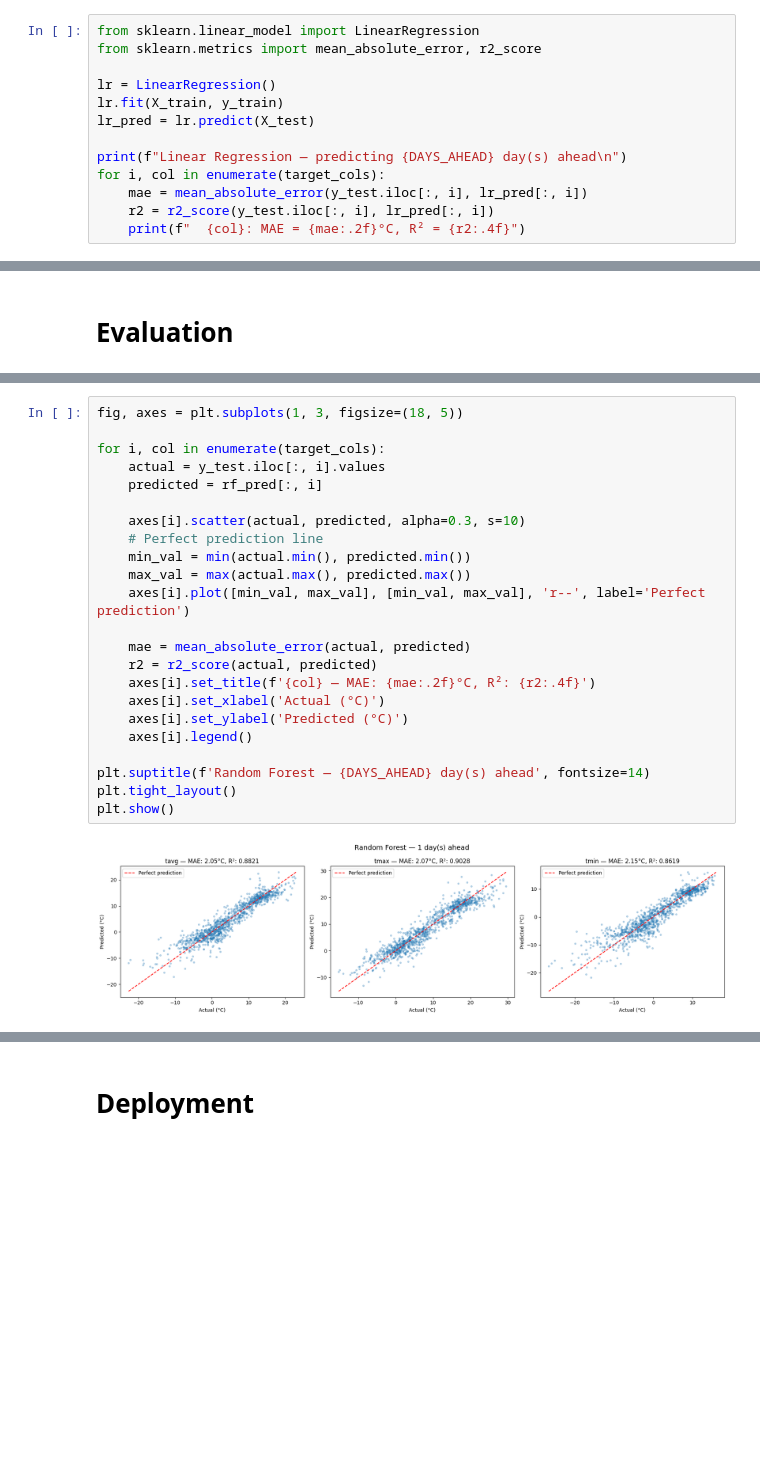
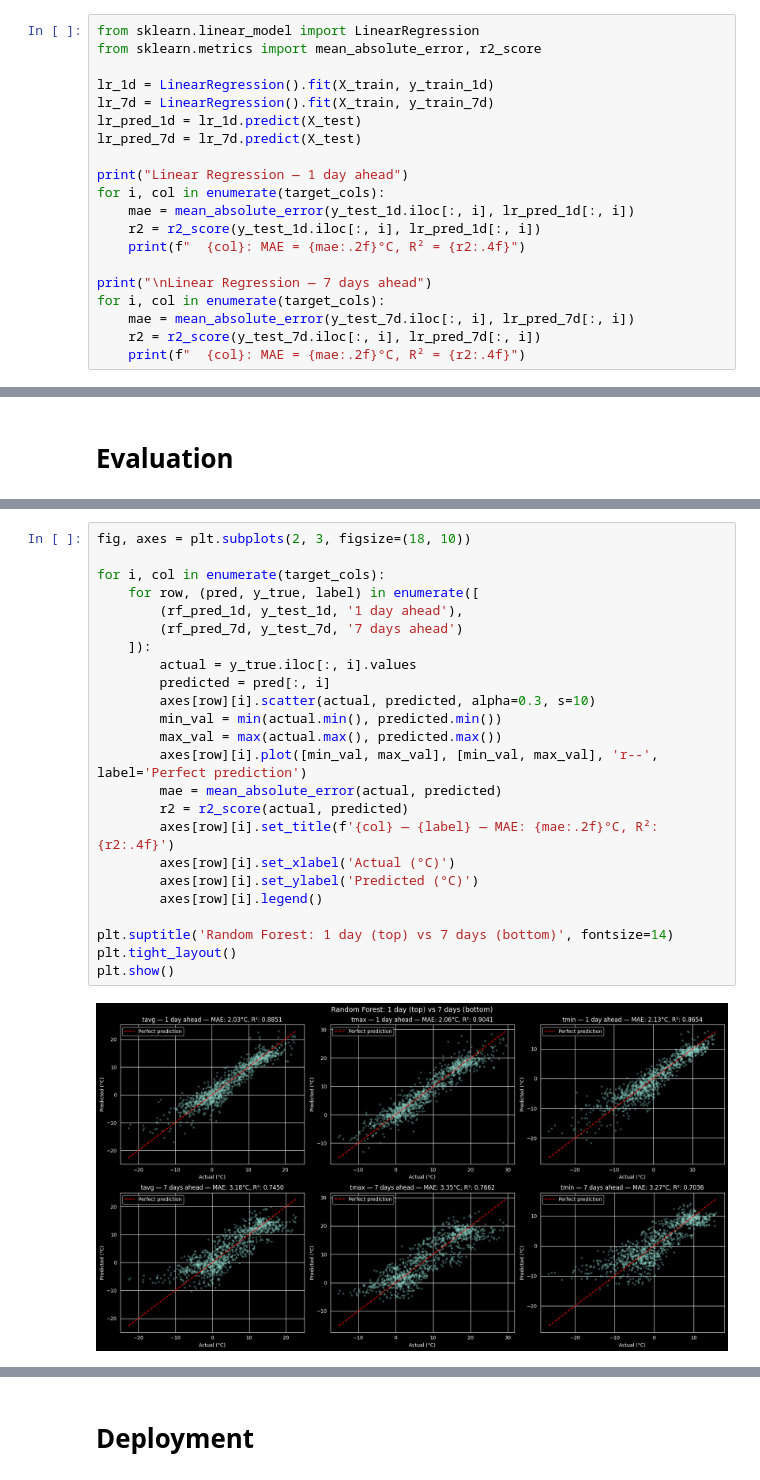
Before and after one commit to jarmoil/Datan-kasittely-ja-koneoppiminen, a Jupyter notebook: Projekti/Projekti.ipynb, the cells around one changed output, grey strips where cells are left out. Drawn from its saved outputs; the diff is of its cells as text; blank space fills up the shorter version.

```diff
--- a/Projekti/Projekti.ipynb
+++ b/Projekti/Projekti.ipynb
@@ -169,13 +166,20 @@ Train: 4363, Test: 1091
 from sklearn.linear_model import LinearRegression
 from sklearn.metrics import mean_absolute_error, r2_score
 
-lr = LinearRegression()
-lr.fit(X_train, y_train)
-lr_pred = lr.predict(X_test)
+lr_1d = LinearRegression().fit(X_train, y_train_1d)
+lr_7d = LinearRegression().fit(X_train, y_train_7d)
+lr_pred_1d = lr_1d.predict(X_test)
+lr_pred_7d = lr_7d.predict(X_test)
 
-print(f"Linear Regression — predicting {DAYS_AHEAD} day(s) ahead\n")
+print("Linear Regression — 1 day ahead")
 for i, col in enumerate(target_cols):
-    mae = mean_absolute_error(y_test.iloc[:, i], lr_pred[:, i])
-    r2 = r2_score(y_test.iloc[:, i], lr_pred[:, i])
+    mae = mean_absolute_error(y_test_1d.iloc[:, i], lr_pred_1d[:, i])
+    r2 = r2_score(y_test_1d.iloc[:, i], lr_pred_1d[:, i])
     print(f"  {col}: MAE = {mae:.2f}°C, R² = {r2:.4f}")
+
+print("\nLinear Regression — 7 days ahead")
+for i, col in enumerate(target_cols):
+    mae = mean_absolute_error(y_test_7d.iloc[:, i], lr_pred_7d[:, i])
+    r2 = r2_score(y_test_7d.iloc[:, i], lr_pred_7d[:, i])
+    print(f"  {col}: MAE = {mae:.2f}°C, R² = {r2:.4f}")
 # %% [output]
@@ -281,26 +305,27 @@ Sweden     |     1.86°   0.8993 |     1.99°   0.9175 |     2.06°   0.8748 |
 # %%
-fig, axes = plt.subplots(1, 3, figsize=(18, 5))
+fig, axes = plt.subplots(2, 3, figsize=(18, 10))
 
 for i, col in enumerate(target_cols):
-    actual = y_test.iloc[:, i].values
-    predicted = rf_pred[:, i]
+    for row, (pred, y_true, label) in enumerate([
+        (rf_pred_1d, y_test_1d, '1 day ahead'),
+        (rf_pred_7d, y_test_7d, '7 days ahead')
+    ]):
+        actual = y_true.iloc[:, i].values
+        predicted = pred[:, i]
+        axes[row][i].scatter(actual, predicted, alpha=0.3, s=10)
+        min_val = min(actual.min(), predicted.min())
+        max_val = max(actual.max(), predicted.max())
+        axes[row][i].plot([min_val, max_val], [min_val, max_val], 'r--', label='Perfect prediction')
+        mae = mean_absolute_error(actual, predicted)
+        r2 = r2_score(actual, predicted)
+        axes[row][i].set_title(f'{col} — {label} — MAE: {mae:.2f}°C, R²: {r2:.4f}')
+        axes[row][i].set_xlabel('Actual (°C)')
+        axes[row][i].set_ylabel('Predicted (°C)')
+        axes[row][i].legend()
 
-    axes[i].scatter(actual, predicted, alpha=0.3, s=10)
-    # Perfect prediction line
-    min_val = min(actual.min(), predicted.min())
-    max_val = max(actual.max(), predicted.max())
-    axes[i].plot([min_val, max_val], [min_val, max_val], 'r--', label='Perfect prediction')
-
-    mae = mean_absolute_error(actual, predicted)
-    r2 = r2_score(actual, predicted)
-    axes[i].set_title(f'{col} — MAE: {mae:.2f}°C, R²: {r2:.4f}')
-    axes[i].set_xlabel('Actual (°C)')
-    axes[i].set_ylabel('Predicted (°C)')
-    axes[i].legend()
-
-plt.suptitle(f'Random Forest — {DAYS_AHEAD} day(s) ahead', fontsize=14)
+plt.suptitle('Random Forest: 1 day (top) vs 7 days (bottom)', fontsize=14)
 plt.tight_layout()
 plt.show()
 # %% [output]
-[figure, old version]
+[figure, new version]
 # %%
```
Also changed, not shown: parts of 6 cells of this notebook.
